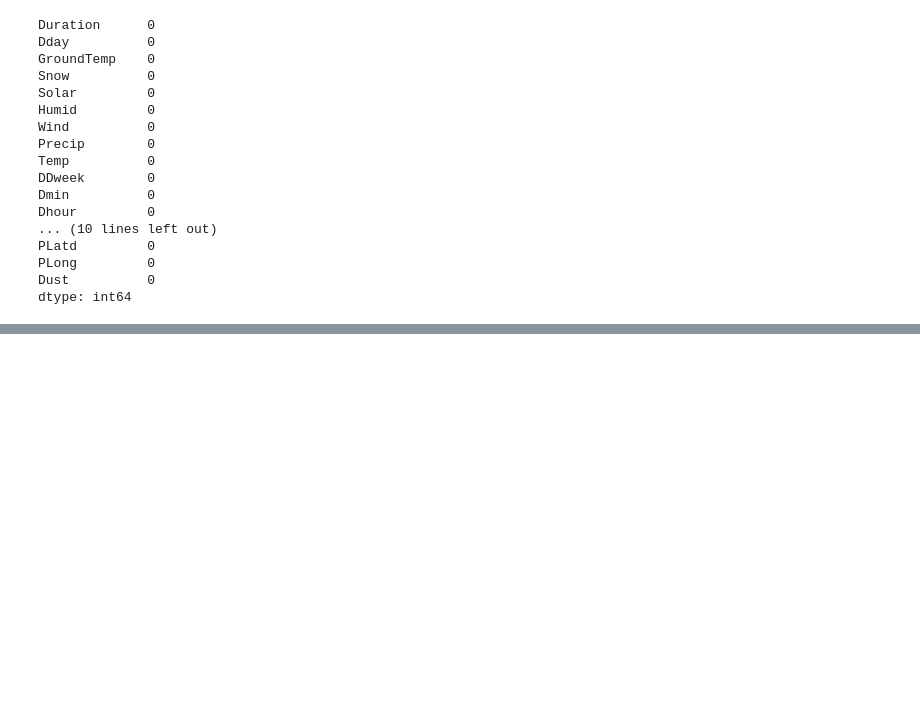
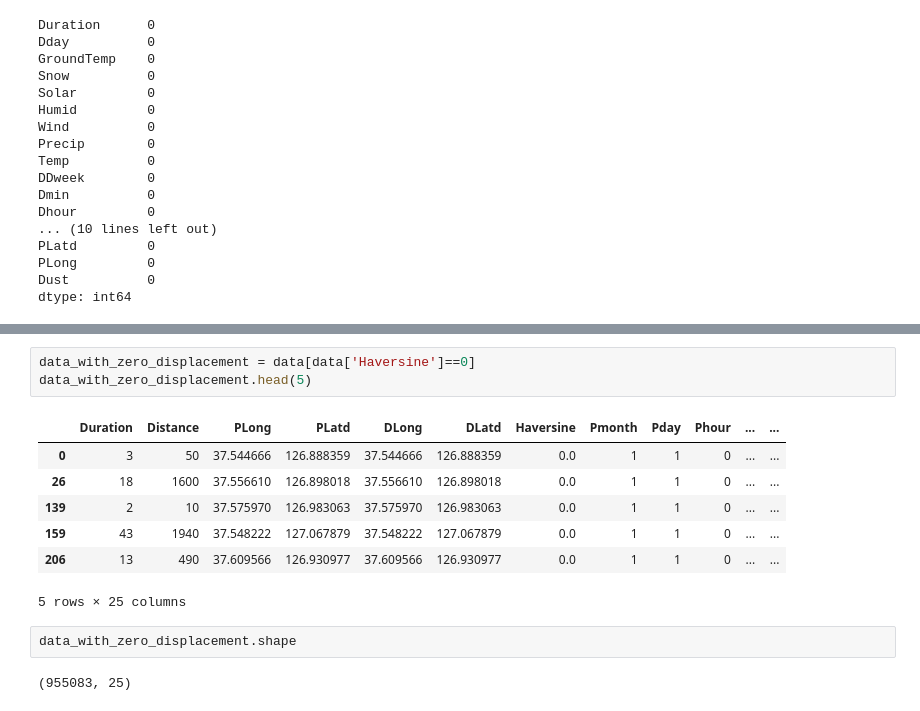
Before and after one commit to dp2292/CP01-Data-Alchemists, a Jupyter notebook: CP01_Data_Alchemists.ipynb, the cells around one changed output, grey strips where cells are left out. Saved outputs shown, nothing was run; the diff lists cells and outputs as text; blank space fills up the shorter version.

Commit message:
Added some precheck for the data and filtered the data.

```diff
--- a/CP01_Data_Alchemists.ipynb
+++ b/CP01_Data_Alchemists.ipynb
@@ -87,2 +91,17 @@ data.describe()
+# %%
+data_with_zero_displacement = data[data['Haversine']==0]
+data_with_zero_displacement.head(5)
+# %% [output]
+|  | Duration | Distance | PLong | PLatd | DLong | DLatd | Haversine | Pmonth | Pday | Phour | ... | ... |
+| 0 | 3 | 50 | 37.544666 | 126.888359 | 37.544666 | 126.888359 | 0.0 | 1 | 1 | 0 | ... | ... |
+| 26 | 18 | 1600 | 37.556610 | 126.898018 | 37.556610 | 126.898018 | 0.0 | 1 | 1 | 0 | ... | ... |
+| 139 | 2 | 10 | 37.575970 | 126.983063 | 37.575970 | 126.983063 | 0.0 | 1 | 1 | 0 | ... | ... |
+| 159 | 43 | 1940 | 37.548222 | 127.067879 | 37.548222 | 127.067879 | 0.0 | 1 | 1 | 0 | ... | ... |
+| 206 | 13 | 490 | 37.609566 | 126.930977 | 37.609566 | 126.930977 | 0.0 | 1 | 1 | 0 | ... | ... |
+5 rows × 25 columns
+# %%
+data_with_zero_displacement.shape
+# %% [output]
+(955083, 25)
 # %%
 data.shape
```
Also changed, not shown: parts of 9 cells of this notebook.
